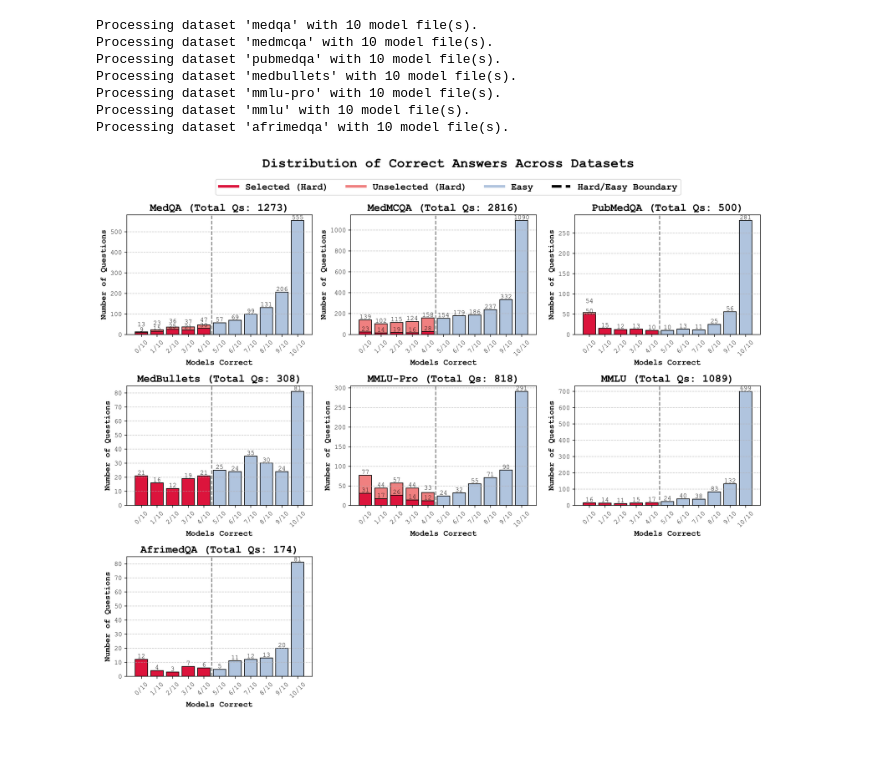
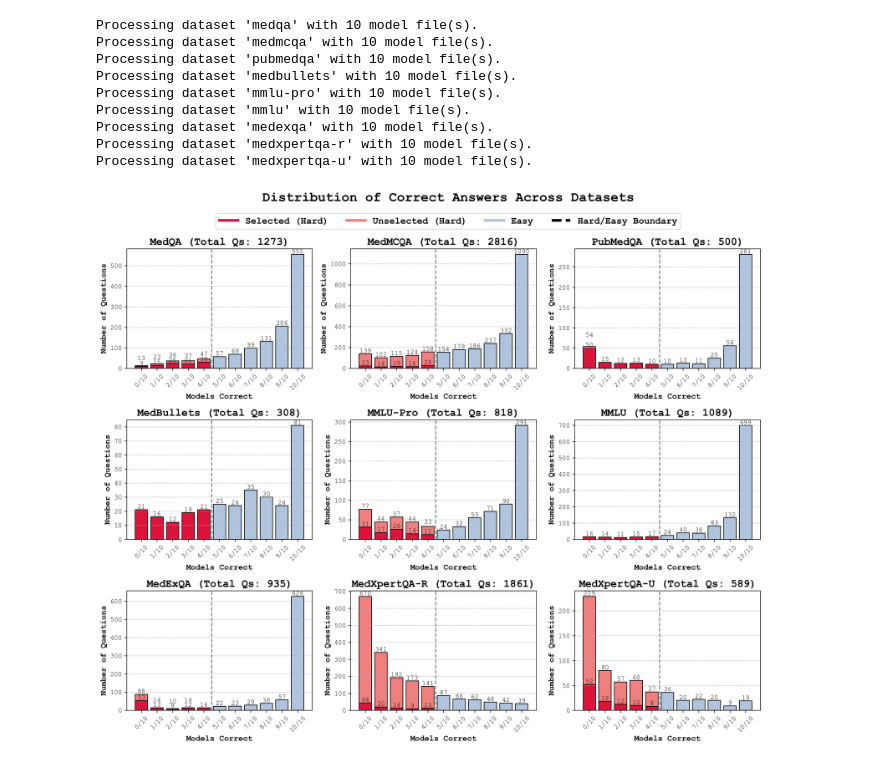
Before and after one commit to xk-huang/medagents-benchmark, a Jupyter notebook: plots/figure2_hardset.ipynb, the cells around one changed output. Drawn from its saved outputs; the diff is of its cells as text; code cells hidden in the pictures.

Commit message:
[dataset] add medexqa, medxpertqa

```diff
--- a/plots/figure2_hardset.ipynb
+++ b/plots/figure2_hardset.ipynb
@@ -18,10 +18,14 @@ def jsonl_to_json_list(jsonl_file_path):
 
 # Save the JSON list to a file
 def save_as_json(json_list, output_file_path):
+    if os.path.exists(output_file_path):
+        return
     with open(output_file_path, 'w', encoding='utf-8') as outfile:
         json.dump(json_list, outfile, indent=4)
 
 def save_as_jsonl(json_list, output_file_path):
+    if os.path.exists(output_file_path):
+        return
     with open(output_file_path, 'w', encoding='utf-8') as outfile:
         for json_obj in json_list:
             json.dump(json_obj, outfile)
@@ -105,7 +109,7 @@ models = [
     'claude-3-5-haiku'
 ]
 methods = ['zero_shot']
-tasks = ['medqa', 'pubmedqa', 'medmcqa', 'medbullets', 'mmlu', 'mmlu-pro', 'afrimedqa']
+tasks = ['medqa', 'pubmedqa', 'medmcqa', 'medbullets', 'mmlu', 'mmlu-pro', 'afrimedqa', 'medexqa', 'medxpertqa-r', 'medxpertqa-u']
 
 hard_bands = {}
 for task in tasks:
@@ -146,6 +150,9 @@ for task in tasks:
         if correct_count / total_count < 0.5:  # Less than 5/10 correct
             hard_questions_task.append(problem)
 
+    if len(hard_questions_task) > 100:
+        hard_questions_task = hard_questions_task[:100]
+
     hard_correct_ratios = []
     for q in hard_questions_task:
         ratio = question_correct_counts[q['realidx']] / question_total_counts[q['realidx']]
@@ -171,7 +178,7 @@ for task in tasks:
             hard_questions[task] = {}
         hard_questions[task] = hard_questions_task
 
-    # save_as_jsonl(hard_questions[task], f'../../data/{task}/test_hard.jsonl')
+    save_as_jsonl(hard_questions[task], f'../data/{task}/test_hard.jsonl')
 
 # Print summary table
 summary_table = PrettyTable()
@@ -222,7 +232,7 @@ number_font = {'family': 'Courier New', 'fontsize': 10}
 axis_font = {'family': 'Courier New', 'fontsize': 12, 'fontweight': 'bold'}
 
 # Assume that both 'datasets' and 'model_names' are defined previously.
-datasets = ['medqa', 'medmcqa', 'pubmedqa', 'medbullets', 'mmlu-pro', 'mmlu', 'afrimedqa']
+datasets = ['medqa', 'medmcqa', 'pubmedqa', 'medbullets', 'mmlu-pro', 'mmlu', 'medexqa', 'medxpertqa-r', 'medxpertqa-u']
 dataset_map = {
     'medqa': 'MedQA',
     'pubmedqa': 'PubMedQA',
@@ -232,7 +242,10 @@ dataset_map = {
     'mmlu-pro': 'MMLU-Pro',
     'afrimedqa': 'AfrimedQA',
     'mmlu-pro': 'MMLU-Pro',
-    'afrimedqa': 'AfrimedQA'
+    'afrimedqa': 'AfrimedQA',
+    'medexqa': 'MedExQA',
+    'medxpertqa-r': 'MedXpertQA-R',
+    'medxpertqa-u': 'MedXpertQA-U'
 }
 # model_names is assumed to be defined earlier (e.g., model_names = ['claude-3-5-haiku', 'claude-3-5-sonnet', ...])
 
@@ -322,32 +335,34 @@ for ax, dataset in zip(axes, datasets):
             ax.text(ubar.get_x() + ubar.get_width() / 2, max(uheight, 25 if sheight > 0 else 0) + sheight, f'{int(uheight) + int(sheight)}',
                    ha='center', va='bottom', fontdict=number_font)
         if sheight > 0:
             ax.text(sbar.get_x() + sbar.get_width() / 2, sheight, f'{int(sheight)}',
                    ha='center', va='bottom', fontdict=number_font)
 
 # Hide any unused subplots.
 for ax in axes[n_datasets:]:
     ax.axis('off')
 
 # Add a single legend for all subplots
 legend_elements = [
     Line2D([0], [0], color='crimson', lw=4, label='Selected (Hard)'),
     Line2D([0], [0], color='lightcoral', lw=4, label='Unselected (Hard)'),
     Line2D([0], [0], color='lightsteelblue', lw=4, label='Easy'),
     Line2D([0], [0], color='black', linestyle='--', lw=4, label='Hard/Easy Boundary')
 ]
 fig.legend(handles=legend_elements, loc='center', bbox_to_anchor=(0.5, 0.93), ncol=4, prop={'size': 14, 'weight': 'bold'})
 
 fig.suptitle("Distribution of Correct Answers Across Datasets", weight='bold', fontsize=20)
 fig.tight_layout(rect=[0, 0, 0.95, 0.95])  # Adjust layout to make room for legend
 plt.savefig('../assets/hardset.png')
 plt.show()
 # %% [output]
 Processing dataset 'medqa' with 10 model file(s).
 Processing dataset 'medmcqa' with 10 model file(s).
 Processing dataset 'pubmedqa' with 10 model file(s).
 Processing dataset 'medbullets' with 10 model file(s).
 Processing dataset 'mmlu-pro' with 10 model file(s).
 Processing dataset 'mmlu' with 10 model file(s).
-Processing dataset 'afrimedqa' with 10 model file(s).
+Processing dataset 'medexqa' with 10 model file(s).
+Processing dataset 'medxpertqa-r' with 10 model file(s).
+Processing dataset 'medxpertqa-u' with 10 model file(s).
-[figure, old version]
+[figure, new version]
```
Also changed, not shown: parts of 1 cell of this notebook, 47 other files.
